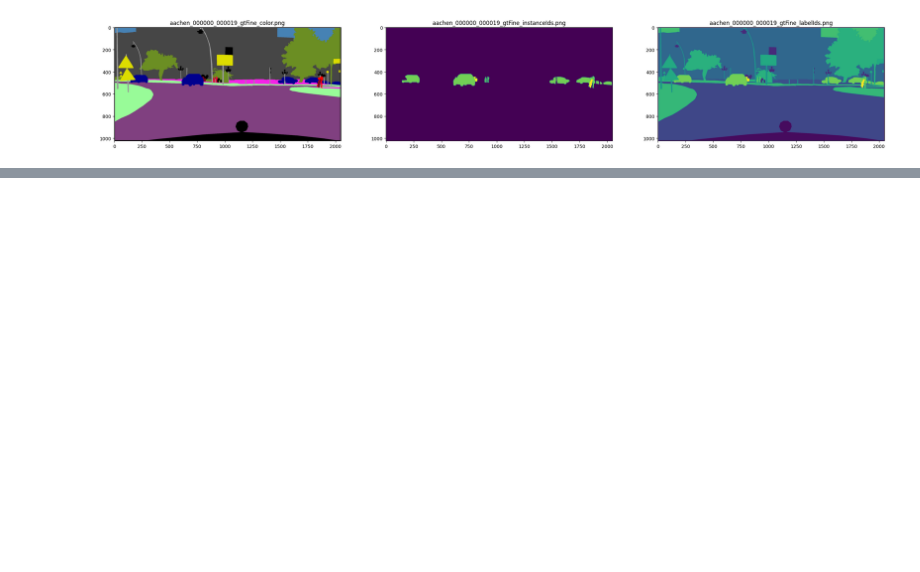
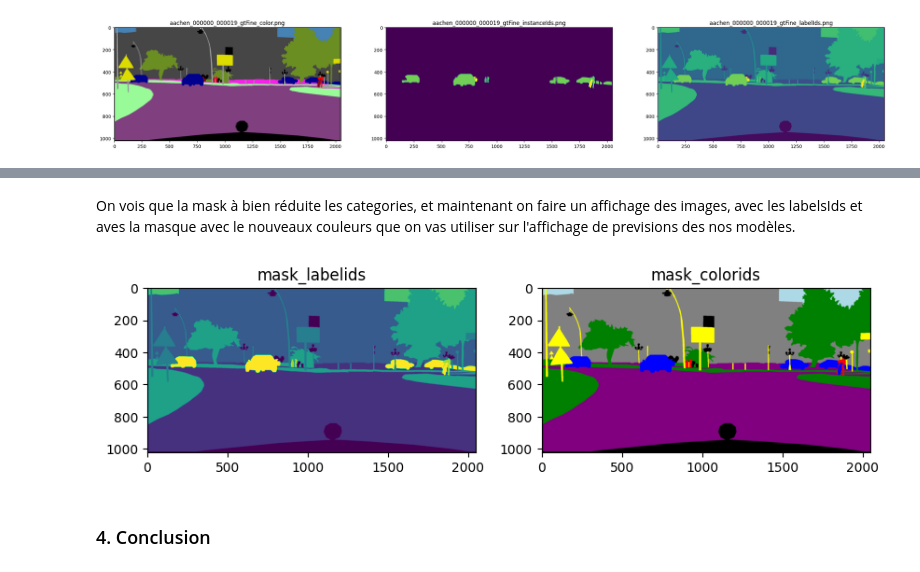
Before and after one commit to Zaccaria-Amillou/ociap8, a Jupyter notebook: notebook/eda.ipynb, the cells around one changed output, grey strips where cells are left out. Drawn from its saved outputs; the diff is of its cells as text; code cells hidden in the pictures; blank space fills up the shorter version.

```diff
--- a/notebook/eda.ipynb
+++ b/notebook/eda.ipynb
@@ -553,0 +262,4 @@ plt.show()
+# %%
+list_dir = os.listdir(os.path.join(leftImg8bit_path, "train"))
+city = "aachen"
+filename = "aachen_000000_000019_gtFine_labelIds.png"
@@ -553,0 +362,17 @@ plt.show()
+# %%
+img = cv2.imread(os.path.join(gtFine_path, "train", city, filename))
+img = np.squeeze(img[:, :, 0])
+mask_labelids = np.zeros((img.shape[0], img.shape[1], len(cats_id)))
+mask_colorids = np.zeros((img.shape[0], img.shape[1], 3))  # New mask for colors
+
+for i in range(-1, 34):
+    for cat in cats:
+        if i in cats[cat]:
+            mask_labelids[:, :, cats_id[cat]] = np.logical_or(
+                mask_labelids[:, :, cats_id[cat]], (img == i)
+            )
+            mask_colorids[(img == i)] = cats_color[cat]  # Apply color mask
+            break
+
+mask_labelids = np.array(np.argmax(mask_labelids, axis=2), dtype="uint8")
+mask_colorids = mask_colorids.astype("uint8")  # Convert to uint8 for image display
@@ -553,0 +398,18 @@ plt.show()
+# %% [markdown]
+On vois que la mask à bien réduite les categories, et maintenant on faire un affichage des images, avec les labelsIds et aves la masque avec le nouveaux couleurs que on vas utiliser sur l'affichage de previsions des nos modèles.
+# %%
+fig, axs = plt.subplots(1, 2, figsize=(10, 5))  # Create a figure with 2 subplots
+
+# Display mask_labelids on the first subplot
+axs[0].imshow(mask_labelids)
+axs[0].set_title("mask_labelids")
+
+# Display mask_colorids on the second subplot
+axs[1].imshow(mask_colorids)
+axs[1].set_title("mask_colorids")
+
+plt.show()
+# %% [output]
+[figure, added]
+# %% [markdown]
+### 4. Conclusion
```
Also changed, not shown: parts of 72 cells of this notebook, 9 other files.
